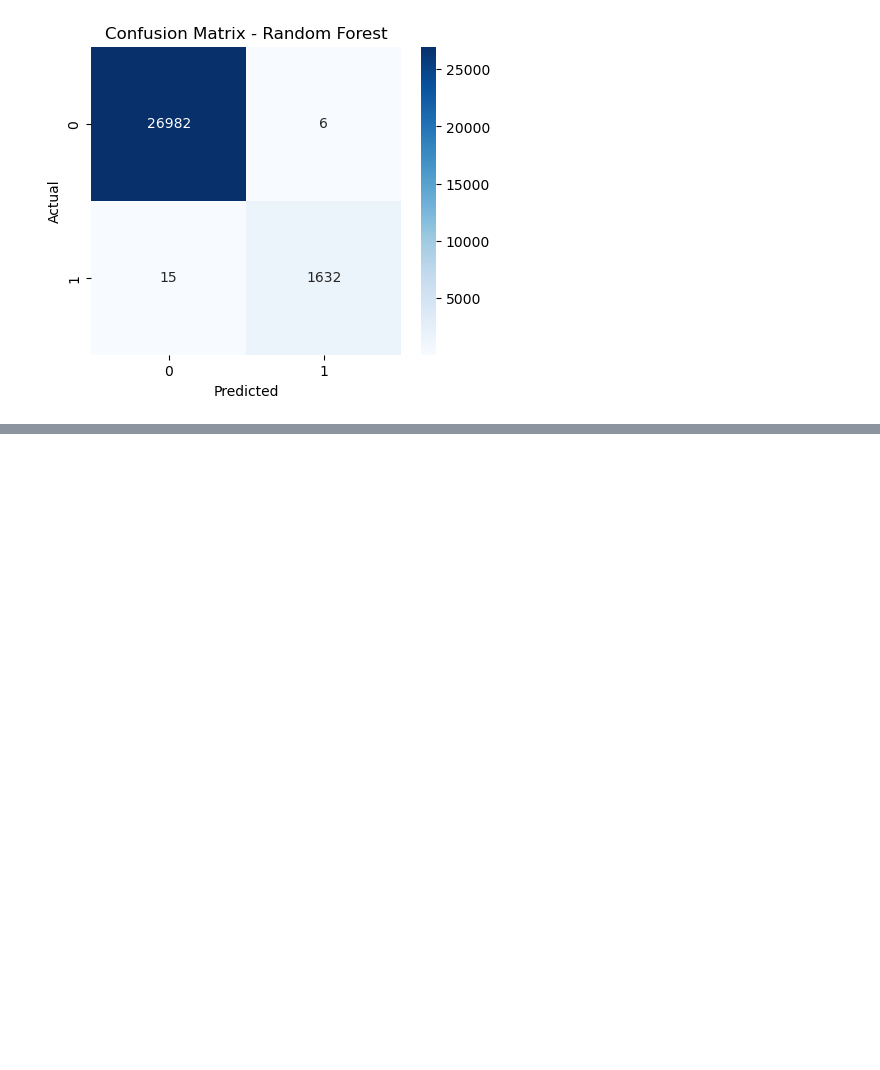
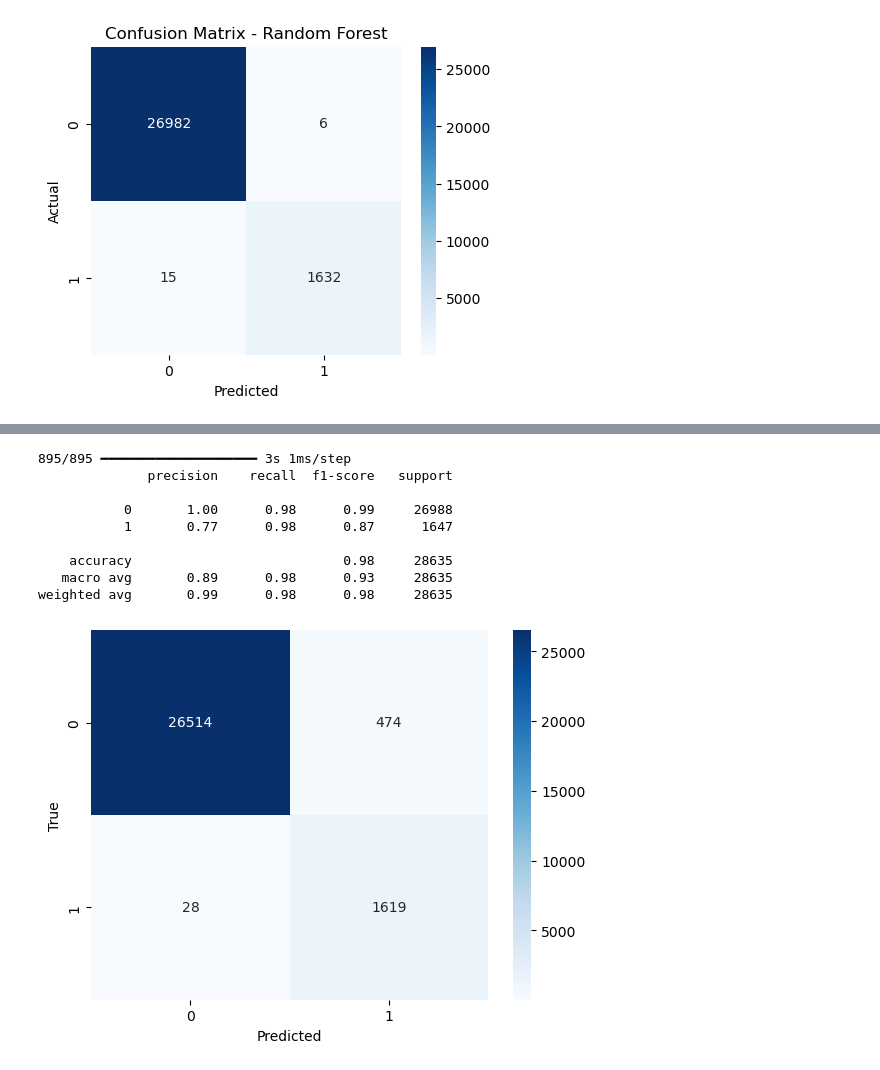
Before and after one commit to TurmaeUrsorum/Pump-Sensor-Time-Series, a Jupyter notebook: notebooks/RND.ipynb, the cells around one changed output, grey strips where cells are left out. Cells and saved outputs as stored; diff of their text form; code cells hidden in the pictures; blank space fills up the shorter version.

```diff
--- a/notebooks/RND.ipynb
+++ b/notebooks/RND.ipynb
@@ -925,0 +1129,15 @@ plt.show()
+# %%
+callbacks = [
+    tf.keras.callbacks.EarlyStopping(monitor='val_loss', patience=5, restore_best_weights=True),
+    tf.keras.callbacks.ModelCheckpoint('../model/best_cnn1d_model.keras', save_best_only=True, monitor='val_loss')
+]
+# %%
+history2 = model2.fit(
+    X_train_seq, y_train_seq,
+    epochs=30,
+    batch_size=64,
+    validation_data=(X_test_seq, y_test_seq),
+    class_weight=class_weights,
+    callbacks=callbacks,
+    verbose=1
+)
@@ -925,0 +1172,15 @@ plt.show()
+# %%
+from sklearn.metrics import classification_report, confusion_matrix
+import seaborn as sns
+import matplotlib.pyplot as plt
+
+y_pred = (model2.predict(X_test_seq) > 0.5).astype(int)
+
+print(classification_report(y_test_seq, y_pred))
+
+cm = confusion_matrix(y_test_seq, y_pred)
+sns.heatmap(cm, annot=True, fmt='d', cmap='Blues')
+plt.xlabel('Predicted')
+plt.ylabel('True')
+plt.show()
+# %% [output]
@@ -925,0 +1188,10 @@ plt.show()
+895/895 ━━━━━━━━━━━━━━━━━━━━ 3s 1ms/step
+              precision    recall  f1-score   support
+
+           0       1.00      0.98      0.99     26988
+           1       0.77      0.98      0.87      1647
+
+    accuracy                           0.98     28635
+   macro avg       0.89      0.98      0.93     28635
+weighted avg       0.99      0.98      0.98     28635
+[figure, added]
```
Also changed, not shown: parts of 23 cells of this notebook, 1 other file.
